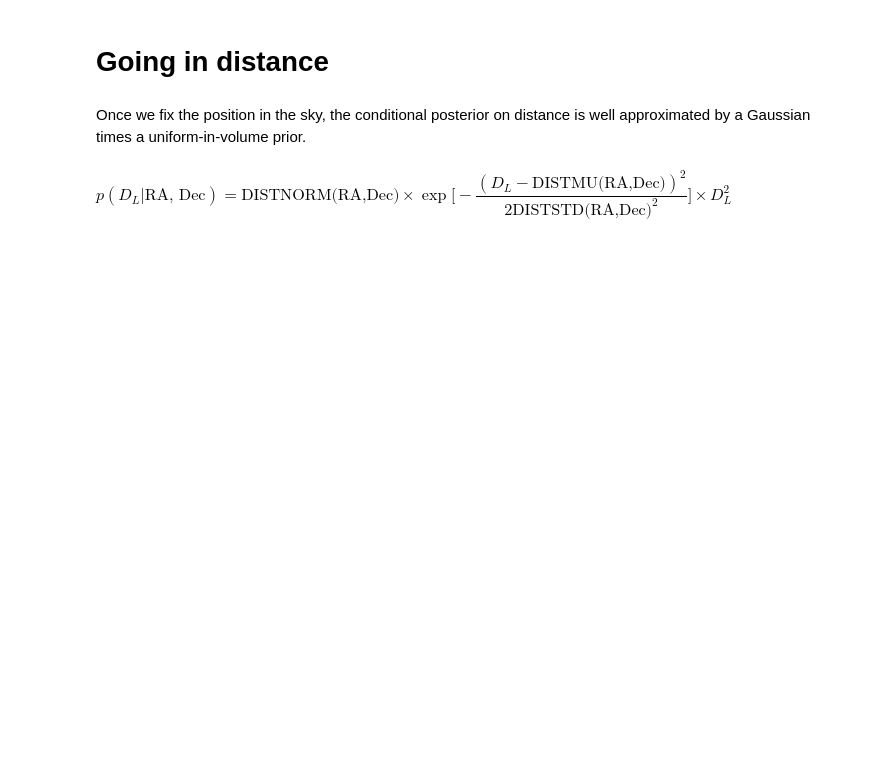
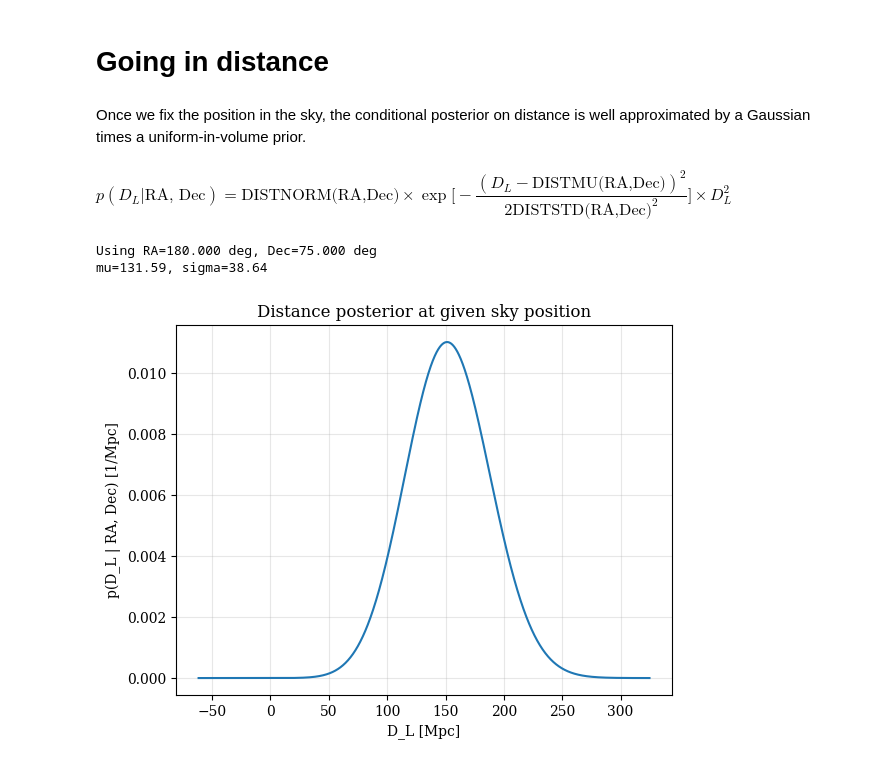
Before and after one commit to AndreaCozzumbo/acme_tutorials, a Jupyter notebook: alerts/skymaps.ipynb, the cells around one changed output. Drawn from its saved outputs; the diff is of its cells as text; code cells hidden in the pictures; blank space fills up the shorter version.

```diff
--- a/alerts/skymaps.ipynb
+++ b/alerts/skymaps.ipynb
@@ -277,3 +326,68 @@ plt.show()
 Once we fix the position in the sky, the conditional posterior on distance is well approximated by a Gaussian times a uniform-in-volume prior.
 # %% [markdown]
 $p(D_L | \text{RA, Dec}) = \text{DISTNORM(RA,Dec)} \times \exp\Big[-\dfrac{(D_L - \text{DISTMU(RA,Dec)})^2}{2 \text{DISTSTD(RA,Dec)}^2}\Big]\times D_L^2$
+# %%
+
+# Posterior p(D_L | RA, Dec) using BAYESTAR multi-order distance parameters
+from scipy.stats import norm
+import matplotlib
+# Use mathtext with Computer Modern and avoid external TeX
+matplotlib.rcParams['text.usetex'] = False
+matplotlib.rcParams['mathtext.fontset'] = 'cm'
+matplotlib.rcParams['font.family'] = 'serif'
+matplotlib.rcParams['font.serif'] = ['DejaVu Serif', 'Nimbus Roman', 'Times New Roman', 'Times']
+
+def distance_posterior(ra_deg, dec_deg, n=2000):
+    # Load multi-order table without clobbering earlier 'skymap' array
+    mo_table = QTable.read('bayestar.multiorder.fits,1')
+
+    # Map (ra, dec) to the appropriate multi-order pixel
+    level, ipix = ah.uniq_to_level_ipix(mo_table['UNIQ'])
+    max_level = 29
+    max_nside = ah.level_to_nside(max_level)
+    index = ipix * (2**(max_level - level))**2
+    sorter = np.argsort(index)
+
+    ra_q = ra_deg if hasattr(ra_deg, 'unit') else ra_deg * u.deg
+    dec_q = dec_deg if hasattr(dec_deg, 'unit') else dec_deg * u.deg
+    match_ipix = ah.lonlat_to_healpix(ra_q, dec_q, max_nside, order='nested')
+    i = sorter[np.searchsorted(index, match_ipix, side='right', sorter=sorter)]
+
+    mu = mo_table[i]['DISTMU']         # [Mpc]
+    sigma = mo_table[i]['DISTSIGMA']   # [Mpc]
+    distnorm = mo_table[i]['DISTNORM']     # [1/Mpc^3]
+
+    # Grid in distance (truncate at 0 and extend to ~5 sigma)
+    dmin = mu - 5 * sigma
+    dmax = (mu + 5 * sigma)
+    D = np.linspace(dmin, dmax, n)
+
+    # Conditional posterior p(D | Ω) ∝ DISTNORM * exp(-(D - mu)^2/(2σ^2)) * D^2
+    p = D**2 * distnorm * norm(mu, sigma).pdf(D)
+
+    # # Normalize numerically (should already be ~1)
+    # Z = np.trapz(p.value, D.to_value(u.Mpc))
+    # p /= Z
+
+    return D, p, mu, sigma, norm, i
+
+
+ra_query, dec_query = 180 * u.deg, 75 * u.deg
+
+D, pD, mu, sigma, norm, idx = distance_posterior(ra_query, dec_query)
+
+print(f"Using RA={ra_query.to_value(u.deg):.3f} deg, Dec={dec_query.to_value(u.deg):.3f} deg")
+print(f"mu={mu.to_value(u.Mpc):.2f}, sigma={sigma.to_value(u.Mpc):.2f}")
+# print(f"∫ p(D|Ω) dD ≈ {np.trapz(pD.value, D.to_value(u.Mpc)):.4f}")
+
+plt.figure()
+plt.plot(D, pD)
+plt.xlabel('D_L [Mpc]')
+plt.ylabel('p(D_L | RA, Dec) [1/Mpc]')
+plt.title('Distance posterior at given sky position')
+plt.grid(True, alpha=0.3)
+plt.show()
+# %% [output]
+Using RA=180.000 deg, Dec=75.000 deg
+mu=131.59, sigma=38.64
+[figure, added]
```
Also changed, not shown: parts of 26 cells of this notebook, 4 other files.
